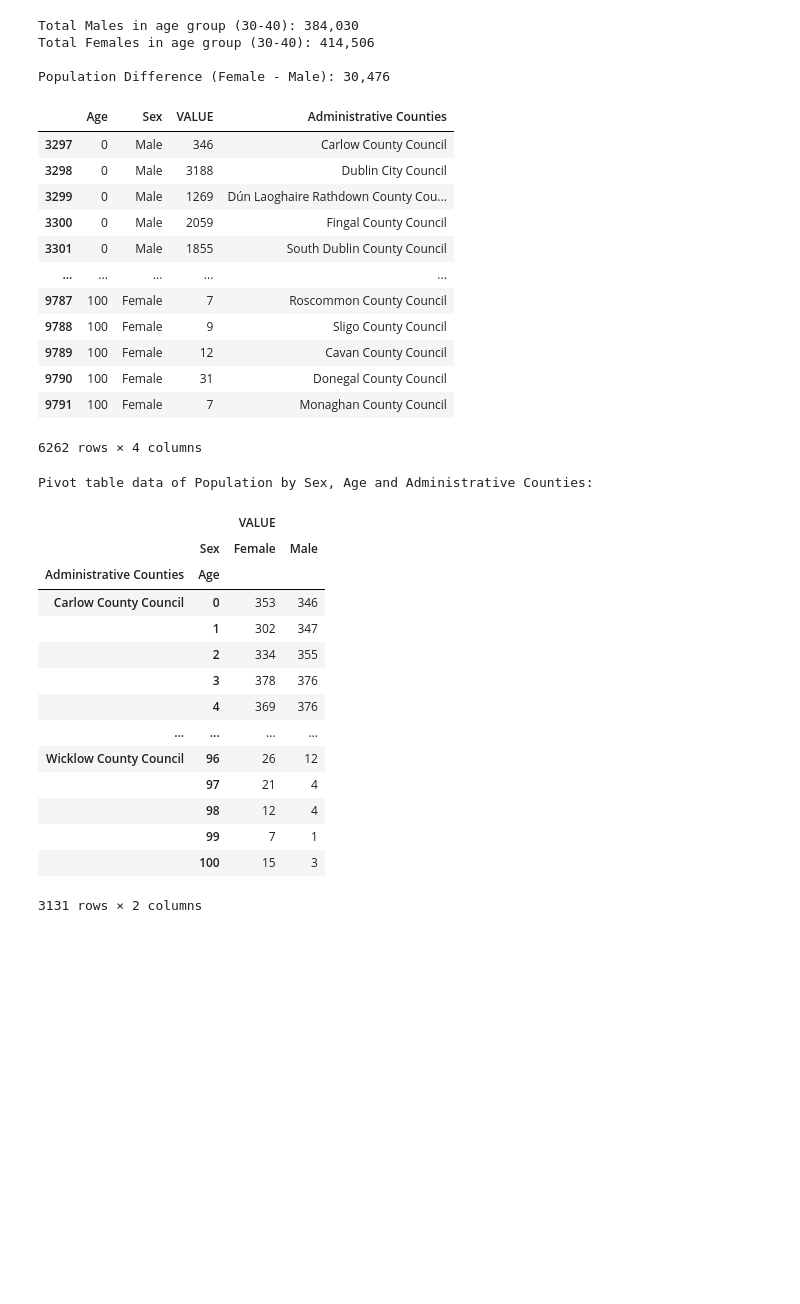
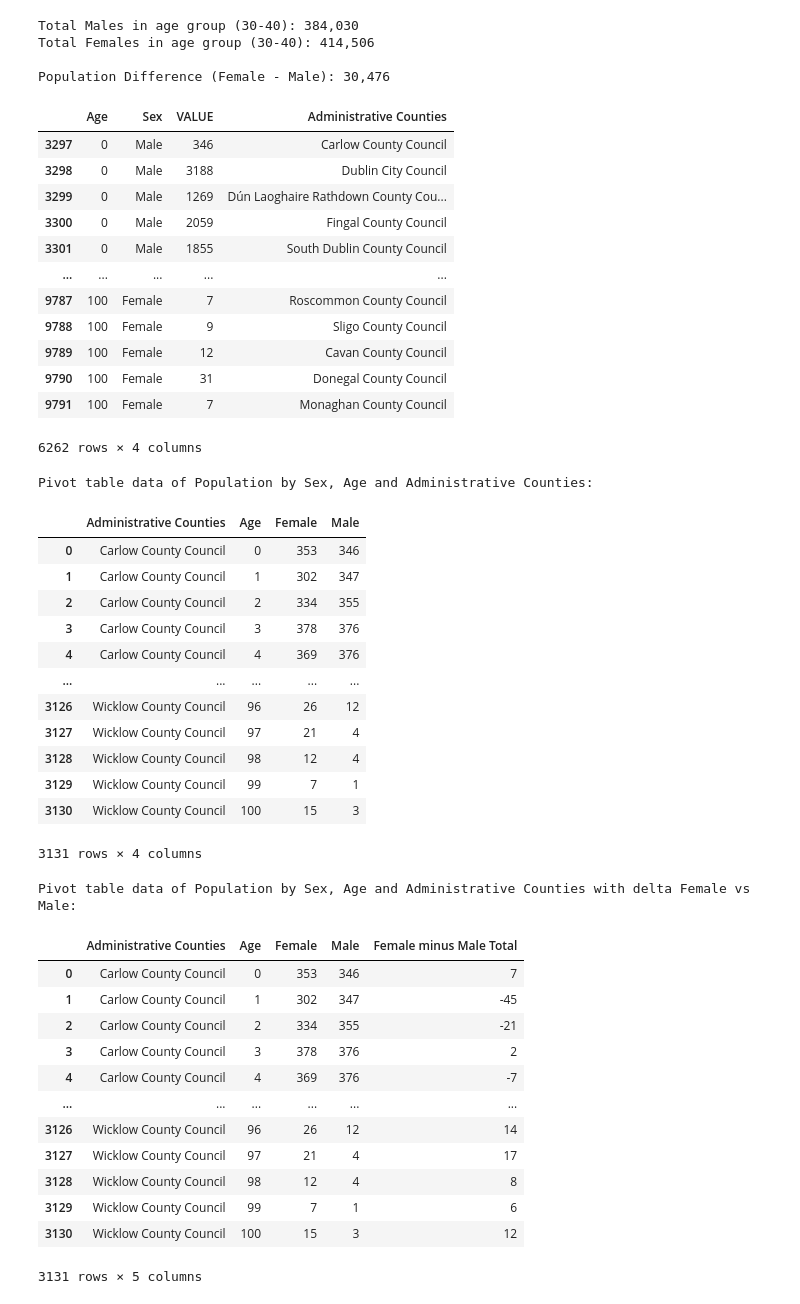
Before and after one commit to Hugo-van-Zyl/programming-for-data-analytics, a Jupyter notebook: Practical Assignments/assignment05-population.ipynb, the cells around one changed output. Saved outputs shown, nothing was run; the diff lists cells and outputs as text; code cells hidden in the pictures; blank space fills up the shorter version.

Commit message:
Assignment 5 Task 3 completed

```diff
--- a/Practical Assignments/assignment05-population.ipynb
+++ b/Practical Assignments/assignment05-population.ipynb
@@ -168,48 +168,75 @@ Population Difference (Female - Male): 30,476
 # %%
 # PART 3
 # Now I have to go back to my original data and include the data per county / region which I previously deleted.
 region_agesex = dfpopulation_stats[['C02076V03371', 'Sex', 'VALUE', 'Administrative Counties']][dfpopulation_stats['Sex']!= "Both sexes"][dfpopulation_stats['C02076V03371']!= "-"][dfpopulation_stats['Administrative Counties']!="Ireland"].rename(columns={'C02076V03371':'Age'})
 region_agesex['Age'] = region_agesex['Age'].replace({'200': '0', '650': '100'}) # replace 200 and 650 with more meaningfull values like in my Part 1
 region_agesex['Age'] = region_agesex['Age'].astype('int64') # make sure Age values are integer like in my Part 1
 display(region_agesex) # check that sum is working correctly
 
 region_pivot = pd.pivot_table(region_agesex, values = ['VALUE'], index = ['Administrative Counties','Age'], columns = ['Sex'], aggfunc = 'sum') # use the same pivot tabel method above to get a condensed version of the report
 # note I struggled with getting this pivot tabel right and eventually tried setting two indexes and it worked.
+
+region_pivot = region_pivot.reset_index()  # make columns normal
+#region_pivot.columns = [str(col).strip() for col in region_pivot.columns] # fix column names and combine as one tuple
+region_pivot.columns = ['Administrative Counties', 'Age', 'Female', 'Male'] # assign new column names as previous output does not seem right
+
 print("Pivot table data of Population by Sex, Age and Administrative Counties: ")
 display(region_pivot)
-# print(region_pivot.sum()) # test that no totals were lost while I converted this to a pivot table. Totals seem to match.
 
-# Now I have to find the Administrative County with the biggest difference of females vs males and at what age. I will try again to add a new column in for the difference and with a function find the max in that column
-#region_pivot['Female - Male Total'] = region_pivot['Female'] - region_pivot['Male']
-#print("Updated Pivot table data of Population by Sex, Age and Administrative Counties with delta Females vs Males: ")
-#display(region_pivot)
+region_pivot['Female minus Male Total'] = region_pivot['Female'] - region_pivot['Male'] # add new column with diff between male and female
+
+print("Pivot table data of Population by Sex, Age and Administrative Counties with delta Female vs Male: ")
+display(region_pivot)
+
+max = region_pivot['Female minus Male Total'].max() # Use max function to get max difference
+min = region_pivot['Female minus Male Total'].min() # Use min function to get max difference
+
+print(max) # max is the biggest
+print(min)
+
+print("The county and age group with the biggest difference between Female and Male is: ")
+max_row = region_pivot.loc[region_pivot['Female minus Male Total'] == max]
+
+display(max_row)
 # %% [output]
 |  | Age | Sex | VALUE | Administrative Counties |
 | 3297 | 0 | Male | 346 | Carlow County Council |
 | 3298 | 0 | Male | 3188 | Dublin City Council |
 | 3299 | 0 | Male | 1269 | Dún Laoghaire Rathdown County Cou... |
 | 3300 | 0 | Male | 2059 | Fingal County Council |
 | 3301 | 0 | Male | 1855 | South Dublin County Council |
 | ... | ... | ... | ... | ... |
 | 9787 | 100 | Female | 7 | Roscommon County Council |
 | 9788 | 100 | Female | 9 | Sligo County Council |
 | 9789 | 100 | Female | 12 | Cavan County Council |
 | 9790 | 100 | Female | 31 | Donegal County Council |
 | 9791 | 100 | Female | 7 | Monaghan County Council |
 6262 rows × 4 columns
 Pivot table data of Population by Sex, Age and Administrative Counties:
-|  |  | VALUE |  |
-|  | Sex | Female | Male |
-| Administrative Counties | Age |  |  |
-| Carlow County Council | 0 | 353 | 346 |
-|  | 1 | 302 | 347 |
-|  | 2 | 334 | 355 |
-|  | 3 | 378 | 376 |
-|  | 4 | 369 | 376 |
-| ... | ... | ... | ... |
-| Wicklow County Council | 96 | 26 | 12 |
-|  | 97 | 21 | 4 |
-|  | 98 | 12 | 4 |
-|  | 99 | 7 | 1 |
-|  | 100 | 15 | 3 |
+|  | Administrative Counties | Age | Female | Male |
+| 0 | Carlow County Council | 0 | 353 | 346 |
+| 1 | Carlow County Council | 1 | 302 | 347 |
+| 2 | Carlow County Council | 2 | 334 | 355 |
+| 3 | Carlow County Council | 3 | 378 | 376 |
+| 4 | Carlow County Council | 4 | 369 | 376 |
+| ... | ... | ... | ... | ... |
+| 3126 | Wicklow County Council | 96 | 26 | 12 |
+| 3127 | Wicklow County Council | 97 | 21 | 4 |
+| 3128 | Wicklow County Council | 98 | 12 | 4 |
+| 3129 | Wicklow County Council | 99 | 7 | 1 |
+| 3130 | Wicklow County Council | 100 | 15 | 3 |
-3131 rows × 2 columns
+3131 rows × 4 columns
+Pivot table data of Population by Sex, Age and Administrative Counties with delta Female vs Male:
+|  | Administrative Counties | Age | Female | Male | Female minus Male Total |
+| 0 | Carlow County Council | 0 | 353 | 346 | 7 |
+| 1 | Carlow County Council | 1 | 302 | 347 | -45 |
+| 2 | Carlow County Council | 2 | 334 | 355 | -21 |
+| 3 | Carlow County Council | 3 | 378 | 376 | 2 |
+| 4 | Carlow County Council | 4 | 369 | 376 | -7 |
+| ... | ... | ... | ... | ... | ... |
+| 3126 | Wicklow County Council | 96 | 26 | 12 | 14 |
+| 3127 | Wicklow County Council | 97 | 21 | 4 | 17 |
+| 3128 | Wicklow County Council | 98 | 12 | 4 | 8 |
+| 3129 | Wicklow County Council | 99 | 7 | 1 | 6 |
+| 3130 | Wicklow County Council | 100 | 15 | 3 | 12 |
+3131 rows × 5 columns
```
Also changed, not shown: parts of 2 cells of this notebook.
